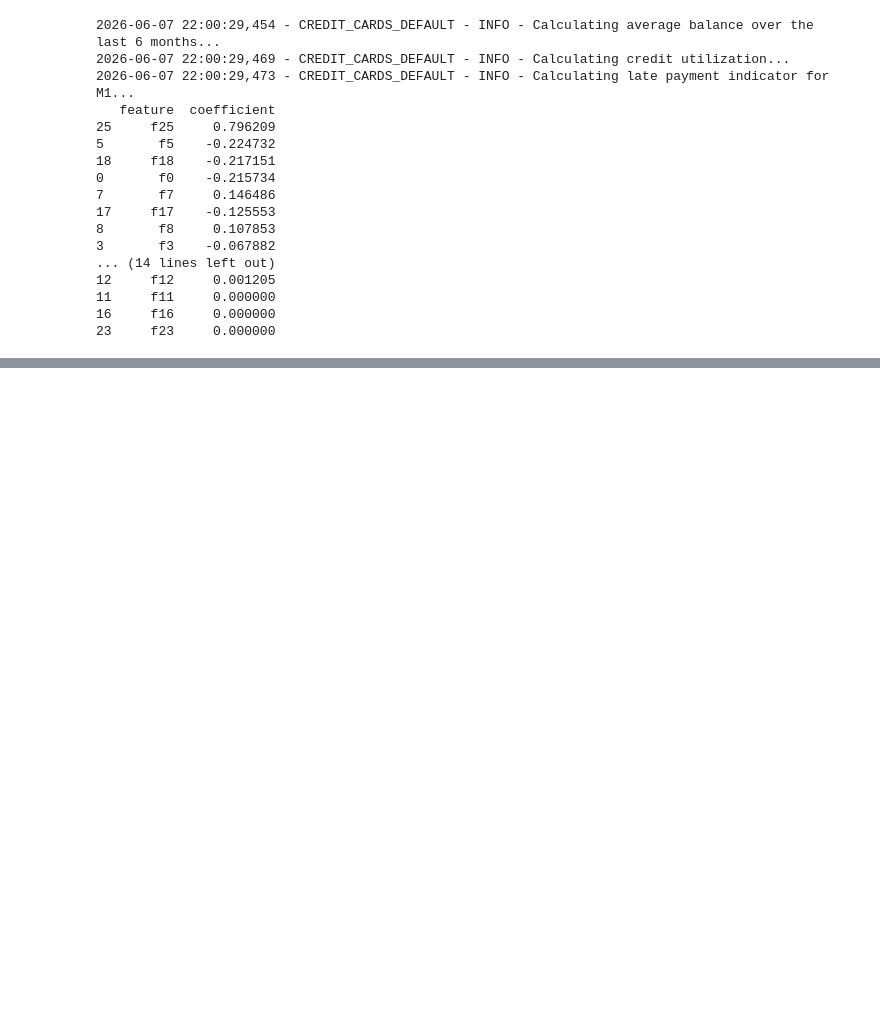
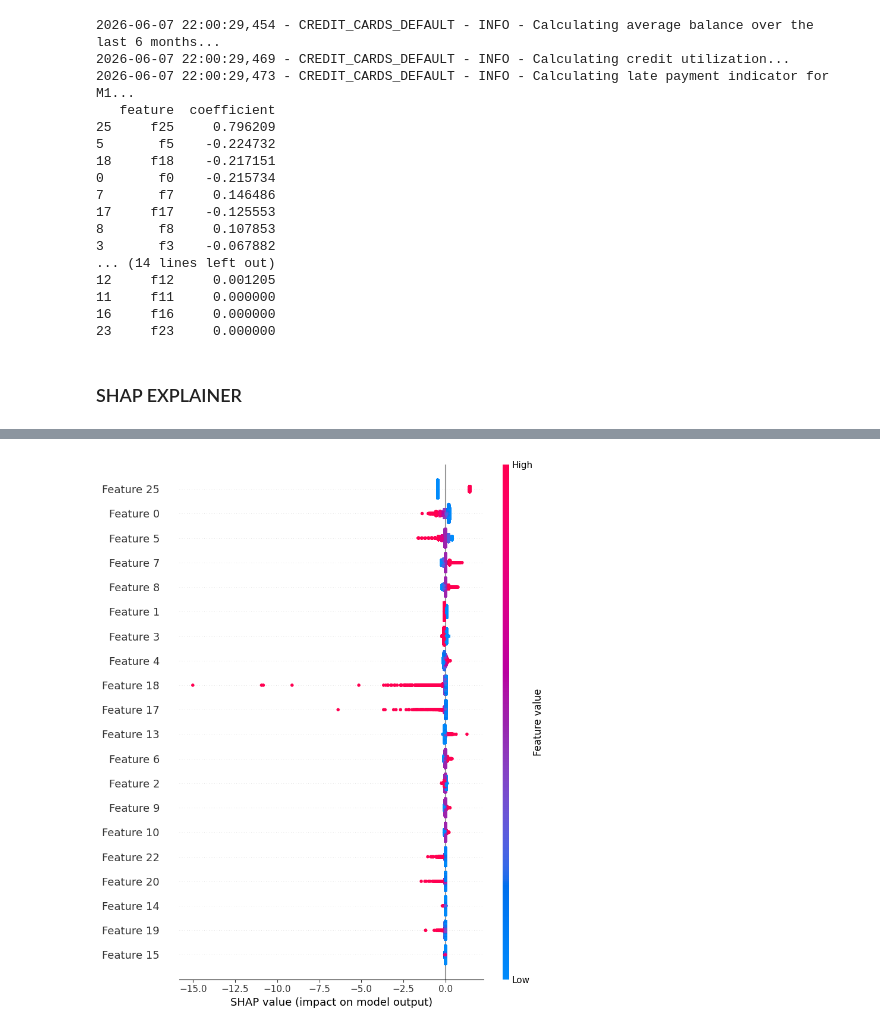
Before and after one commit to joseph-m-pasia/kg-default-of-credit-cards, a Jupyter notebook: notebooks/diagnostics/01_logistic_regression.ipynb, the cells around one changed output, grey strips where cells are left out. Saved outputs shown, nothing was run; the diff lists cells and outputs as text; code cells hidden in the pictures; blank space fills up the shorter version.

```diff
--- a/notebooks/diagnostics/01_logistic_regression.ipynb
+++ b/notebooks/diagnostics/01_logistic_regression.ipynb
@@ -179,3 +171,27 @@ print(coef_df.sort_values(by="coefficient", key=abs, ascending=False))
 11     f11     0.000000
 16     f16     0.000000
 23     f23     0.000000
+# %% [markdown]
+### SHAP EXPLAINER
+# %%
+print(pipeline.named_steps)
+
+import shap
+
+# Apply preprocessing steps in order
+X_train_transformed = pipeline.named_steps["feature_engineering"].transform(X_train)
+X_train_transformed = pipeline.named_steps["imputer"].transform(X_train_transformed)
+X_train_transformed = pipeline.named_steps["scaler"].transform(X_train_transformed)
+
+# Extract model
+model = pipeline.named_steps["model"]
+
+# Create explainer
+explainer = shap.LinearExplainer(model, X_train_transformed)
+
+# Compute SHAP values
+shap_values = explainer(X_train_transformed)
+
+# Plot
+shap.summary_plot(shap_values, X_train_transformed)
+# %% [output]
@@ -181,0 +203 @@ print(coef_df.sort_values(by="coefficient", key=abs, ascending=False))
+[figure, added]
```
Also changed, not shown: parts of 5 cells of this notebook.
